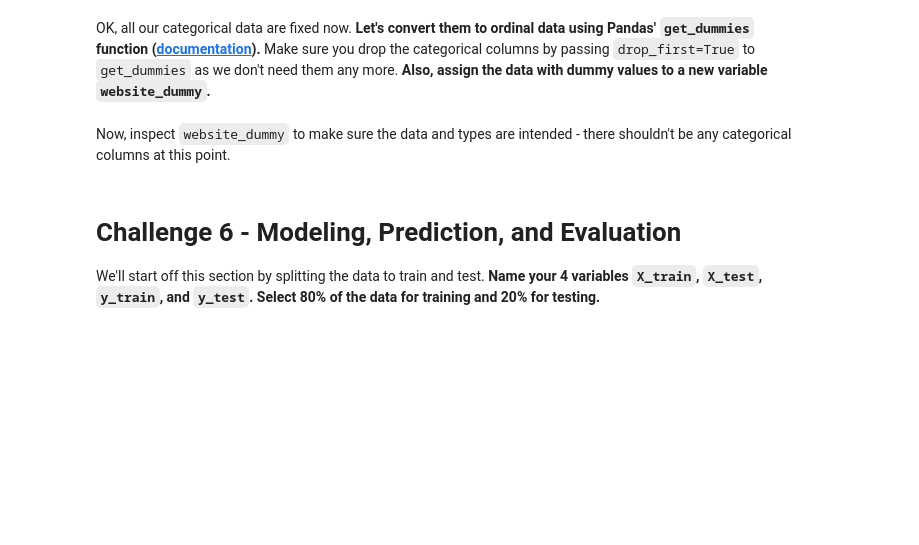
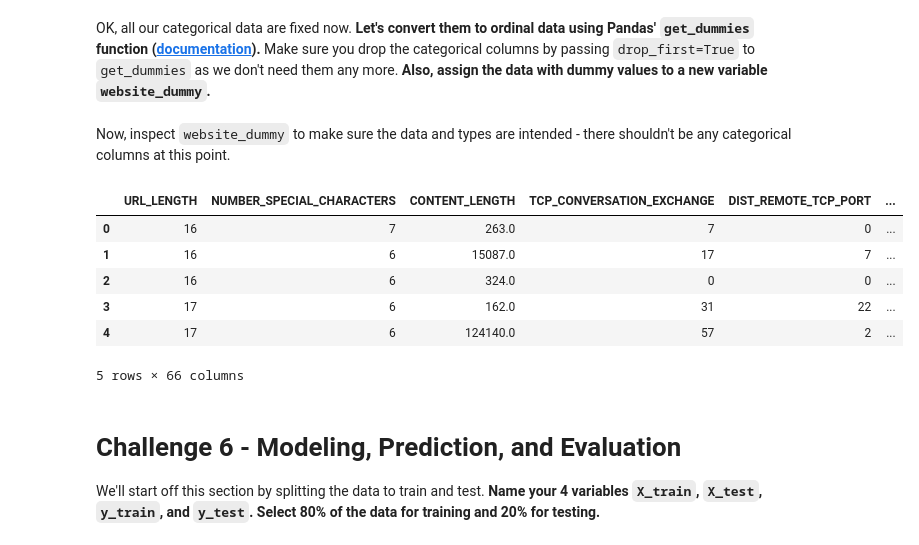
Before and after one commit to ironhack-labs/lab-supervised-learning-en, a Jupyter notebook: your-code/main.ipynb, the cells around one changed output. Drawn from its saved outputs; the diff is of its cells as text; code cells hidden in the pictures; blank space fills up the shorter version.

```diff
--- a/your-code/main.ipynb
+++ b/your-code/main.ipynb
@@ -344,3 +480,5 @@ In addition, we will also drop `WHOIS_REGDATE` and `WHOIS_UPDATED_DATE`. These a
+# %%
+websites.drop(columns=['WHOIS_STATEPRO', 'WHOIS_REGDATE', 'WHOIS_UPDATED_DATE'], inplace=True)
 # %% [markdown]
 # Challenge 5 - Handle Remaining Categorical Data & Convert to Ordinal
 
@@ -354,2 +510,4 @@ Now print the `dtypes` of the data again. Besides `WHOIS_COUNTRY` which we alrea
+# %%
+websites.drop(columns=['URL'], inplace=True)
 # %% [markdown]
 #### Print the unique value counts of `CHARSET`. You see there are only a few unique values. So we can keep it as it is.
@@ -369,0 +548,15 @@ At the end, your `SERVER` column should only contain 4 unique values: `Microsoft
+# %%
+import numpy as np
+
+# Define the conditions and corresponding labels
+conditions = [
+    websites['SERVER'].str.contains('Microsoft', case=False, na=False),
+    websites['SERVER'].str.contains('Apache', case=False, na=False),
+    websites['SERVER'].str.contains('nginx', case=False, na=False)
+]
+
+choices = ['Microsoft', 'Apache', 'nginx']
+
+websites['SERVER'] = np.select(conditions, choices, default='Other')
+
+print(websites['SERVER'].unique())
@@ -374,2 +567,4 @@ OK, all our categorical data are fixed now. **Let's convert them to ordinal data
+# %%
+website_dummy = pd.get_dummies(websites, drop_first=True)
 # %% [markdown]
 Now, inspect `website_dummy` to make sure the data and types are intended - there shouldn't be any categorical columns at this point.
@@ -378,3 +571,13 @@ Now, inspect `website_dummy` to make sure the data and types are intended - ther
+# %%
+website_dummy.head()
+# %% [output]
+|  | URL_LENGTH | NUMBER_SPECIAL_CHARACTERS | CONTENT_LENGTH | TCP_CONVERSATION_EXCHANGE | DIST_REMOTE_TCP_PORT | ... |
+| 0 | 16 | 7 | 263.0 | 7 | 0 | ... |
+| 1 | 16 | 6 | 15087.0 | 17 | 7 | ... |
+| 2 | 16 | 6 | 324.0 | 0 | 0 | ... |
+| 3 | 17 | 6 | 162.0 | 31 | 22 | ... |
+| 4 | 17 | 6 | 124140.0 | 57 | 2 | ... |
+5 rows × 66 columns
 # %% [markdown]
 # Challenge 6 - Modeling, Prediction, and Evaluation
 
```
Also changed, not shown: parts of 49 cells of this notebook.
